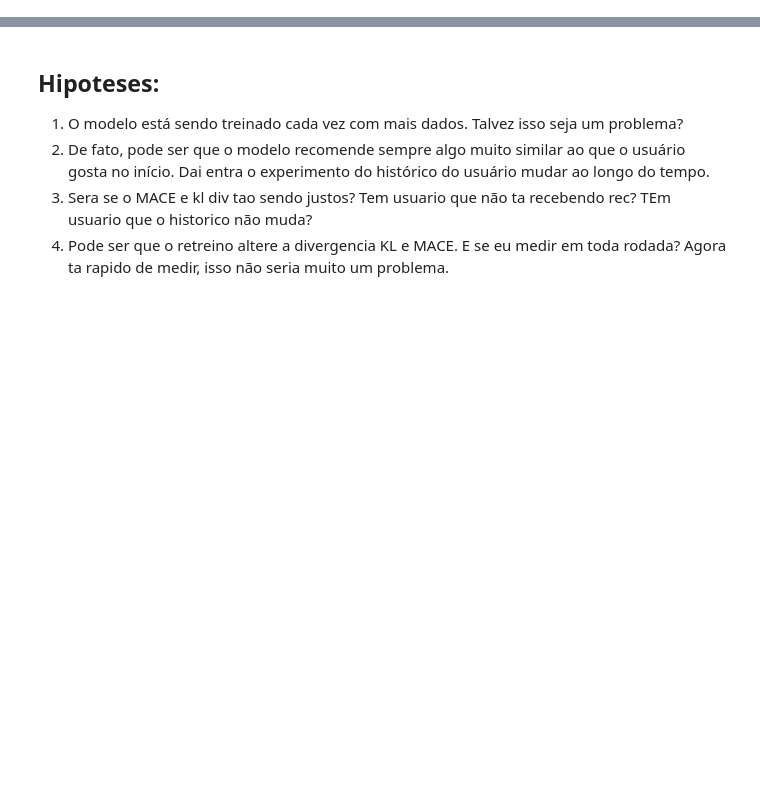
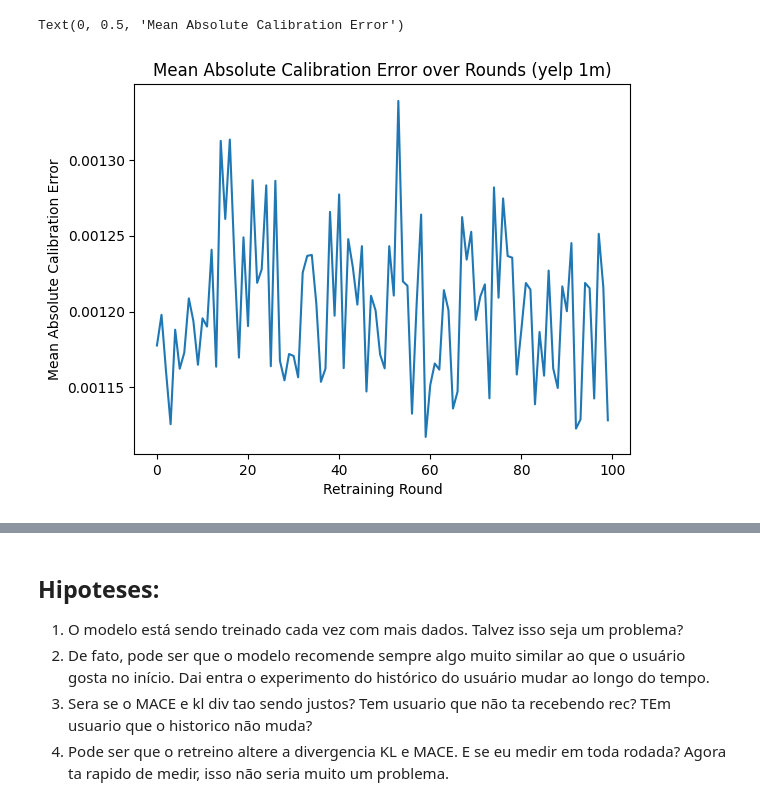
Before and after one commit to caiotda/dynamicTasteDistortion, a Jupyter notebook: data_exploration.ipynb, the cells around one changed output, grey strips where cells are left out. Drawn from its saved outputs; the diff is of its cells as text; code cells hidden in the pictures; blank space fills up the shorter version.

```diff
--- a/data_exploration.ipynb
+++ b/data_exploration.ipynb
@@ -72,0 +70,7 @@ Text(0, 0.5, 'Average KL Divergence')
+# %%
+data_type = "yelp"
+preffix = None
+# %%
+maces, kl_divs = get_metrics(
+    data_type, file_size, num_users, rounds, preffix, num_rounds_per_eval
+)
@@ -72,0 +97,8 @@ Text(0, 0.5, 'Average KL Divergence')
+# %%
+plt.plot(maces)
+plt.title("Mean Absolute Calibration Error over Rounds (yelp 1m)")
+plt.xlabel("Retraining Round")
+plt.ylabel("Mean Absolute Calibration Error")
+# %% [output]
+Text(0, 0.5, 'Mean Absolute Calibration Error')
+[figure, added]
```
Also changed, not shown: parts of 14 cells of this notebook, 4 other files.
